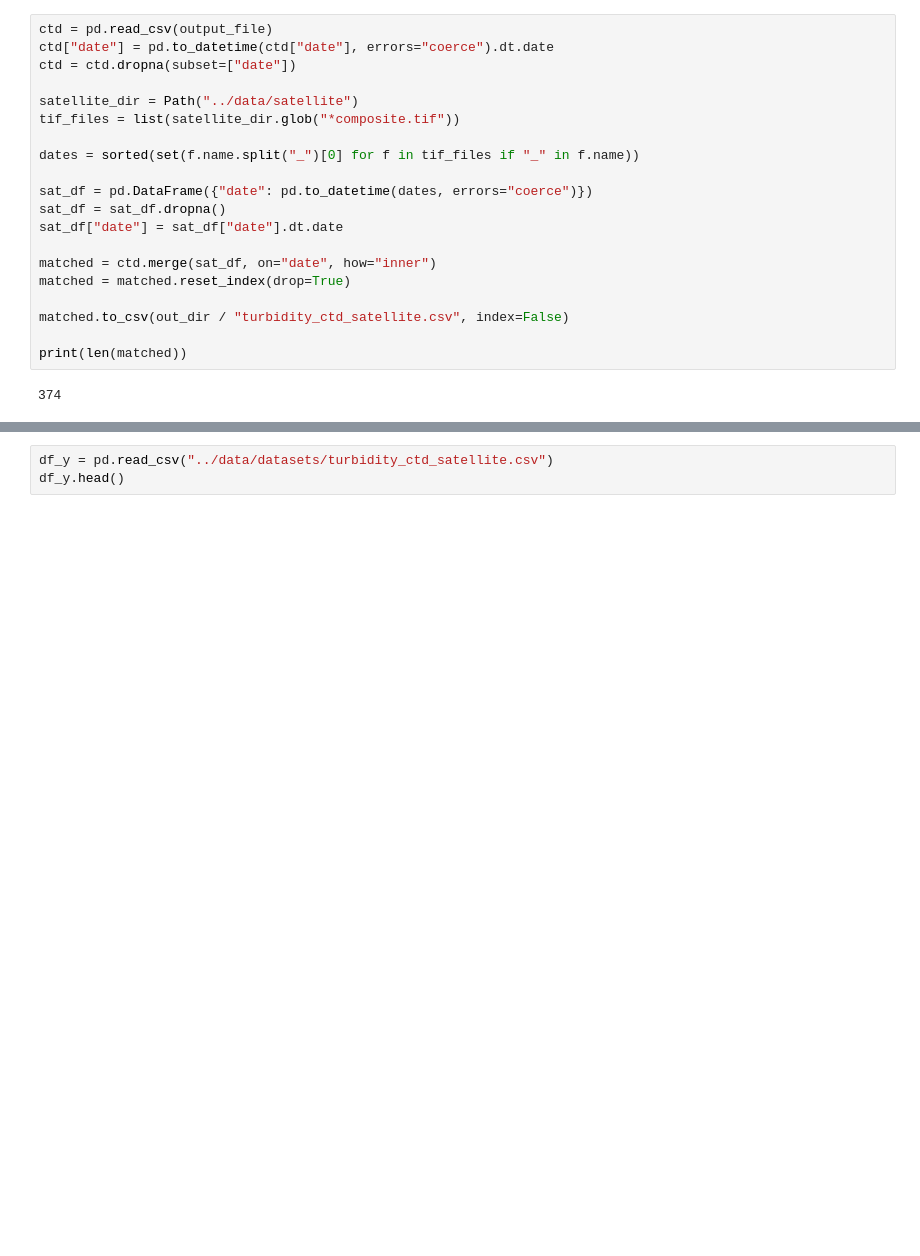
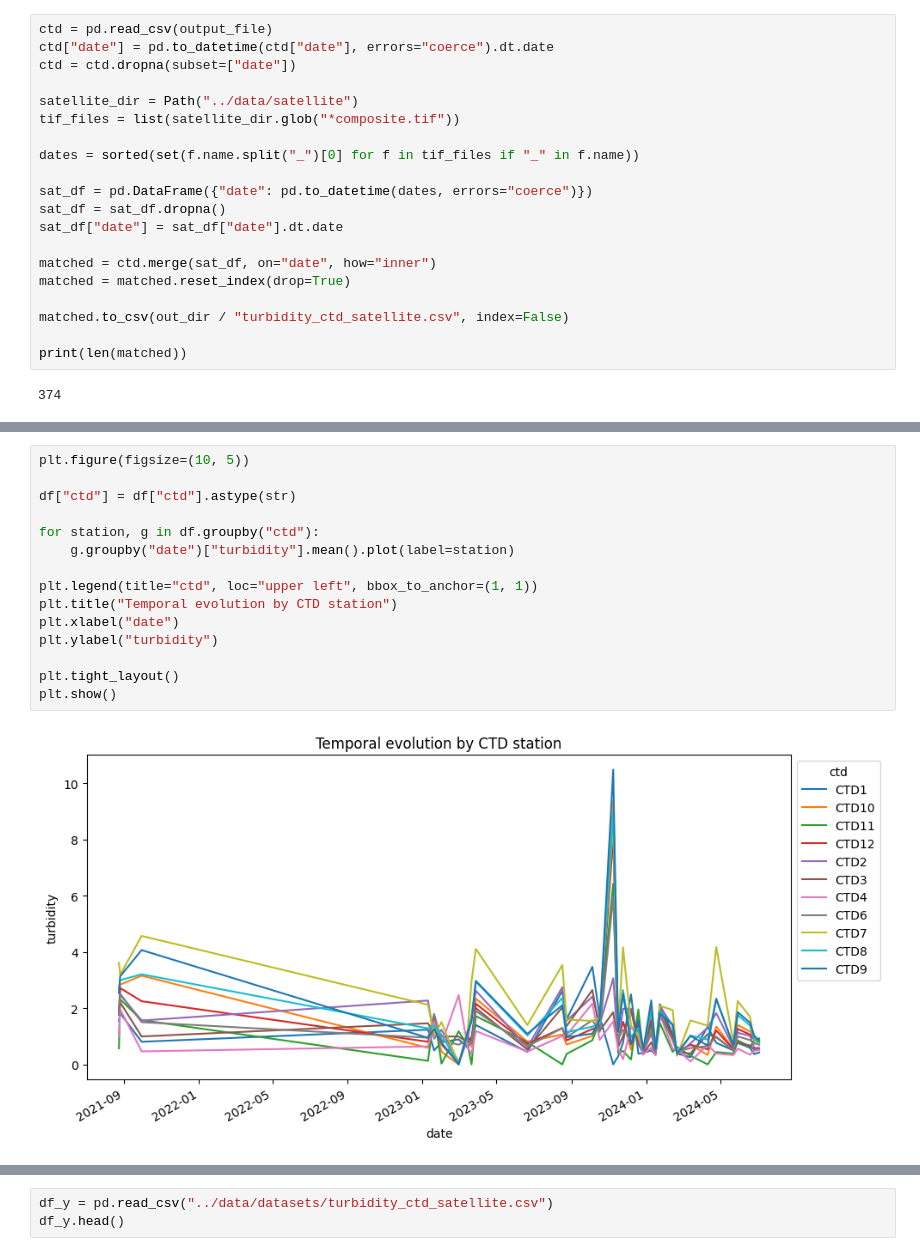
Before and after one commit to adricanovas/turbidity_satellite_estimation, a Jupyter notebook: code/01_data_exploration.ipynb, the cells around one changed output, grey strips where cells are left out. Drawn from its saved outputs; the diff is of its cells as text; blank space fills up the shorter version.

```diff
--- a/code/01_data_exploration.ipynb
+++ b/code/01_data_exploration.ipynb
@@ -201,0 +210,17 @@ dtype: float64
+# %%
+plt.figure(figsize=(10, 5))
+
+df["ctd"] = df["ctd"].astype(str)
+
+for station, g in df.groupby("ctd"):
+    g.groupby("date")["turbidity"].mean().plot(label=station)
+
+plt.legend(title="ctd", loc="upper left", bbox_to_anchor=(1, 1))
+plt.title("Temporal evolution by CTD station")
+plt.xlabel("date")
+plt.ylabel("turbidity")
+
+plt.tight_layout()
+plt.show()
+# %% [output]
+[figure, added]
```
Also changed, not shown: parts of 4 cells of this notebook, 1 other file.
